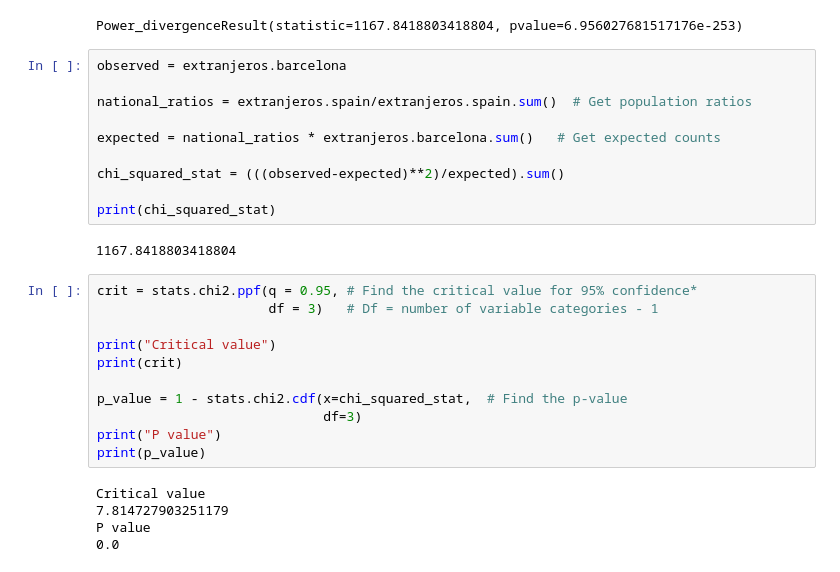
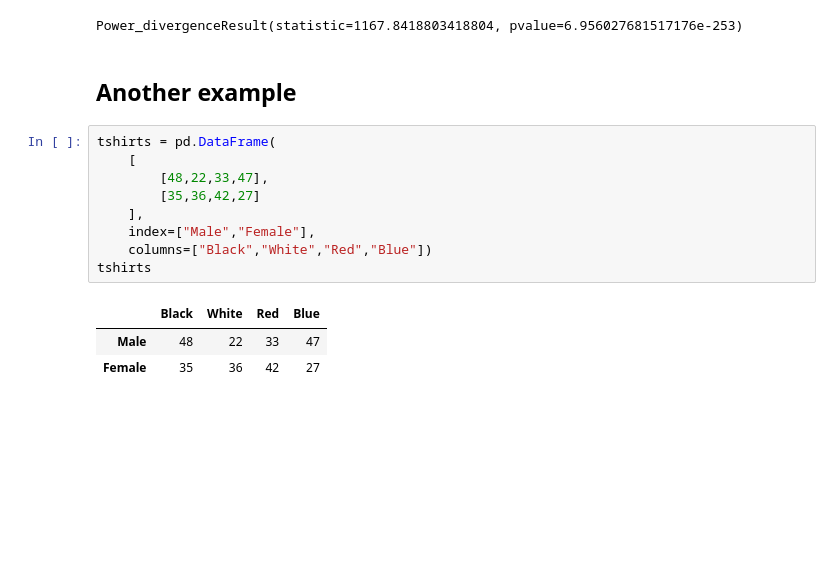
Before and after one commit to ironhack-bcn-data-pt/notebooks, a Jupyter notebook: 12.1.3.MoreHypothesisTesting.ipynb, the cells around one changed output. Saved outputs shown, nothing was run; the diff lists cells and outputs as text; blank space fills up the shorter version.

```diff
--- a/12.1.3.MoreHypothesisTesting.ipynb
+++ b/12.1.3.MoreHypothesisTesting.ipynb
@@ -363,31 +284,18 @@ stats.chisquare(f_obs= observed,   # Array of observed counts
                 f_exp= expected)   # Array of expected counts
 # %% [output]
 Power_divergenceResult(statistic=1167.8418803418804, pvalue=6.956027681517176e-253)
-# %%
-observed = extranjeros.barcelona
-
-national_ratios = extranjeros.spain/extranjeros.spain.sum()  # Get population ratios
-
-expected = national_ratios * extranjeros.barcelona.sum()   # Get expected counts
-
-chi_squared_stat = (((observed-expected)**2)/expected).sum()
-
-print(chi_squared_stat)
-# %% [output]
-1167.8418803418804
-# %%
-crit = stats.chi2.ppf(q = 0.95, # Find the critical value for 95% confidence*
-                      df = 3)   # Df = number of variable categories - 1
-
-print("Critical value")
-print(crit)
-
-p_value = 1 - stats.chi2.cdf(x=chi_squared_stat,  # Find the p-value
-                             df=3)
-print("P value")
-print(p_value)
-# %% [output]
-Critical value
-7.814727903251179
-P value
-0.0
+# %% [markdown]
+## Another example
+# %%
+tshirts = pd.DataFrame(
+    [
+        [48,22,33,47],
+        [35,36,42,27]
+    ],
+    index=["Male","Female"],
+    columns=["Black","White","Red","Blue"])
+tshirts
+# %% [output]
+|  | Black | White | Red | Blue |
+| Male | 48 | 22 | 33 | 47 |
+| Female | 35 | 36 | 42 | 27 |
```
Also changed, not shown: parts of 20 cells of this notebook.
